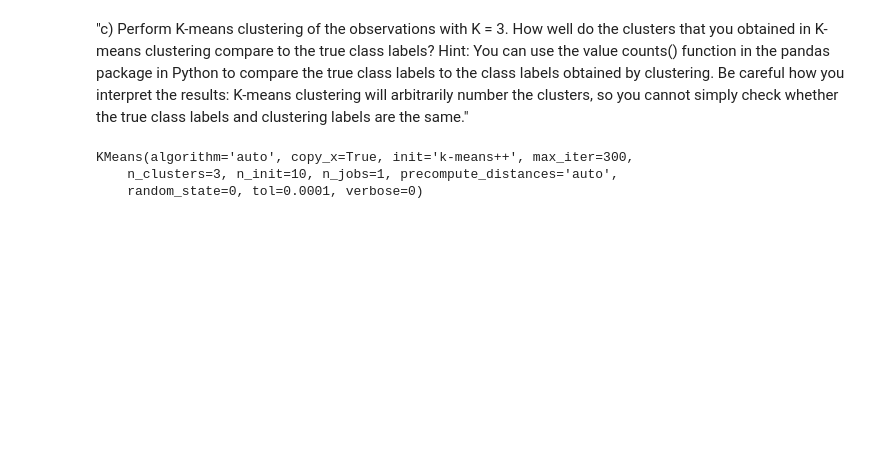
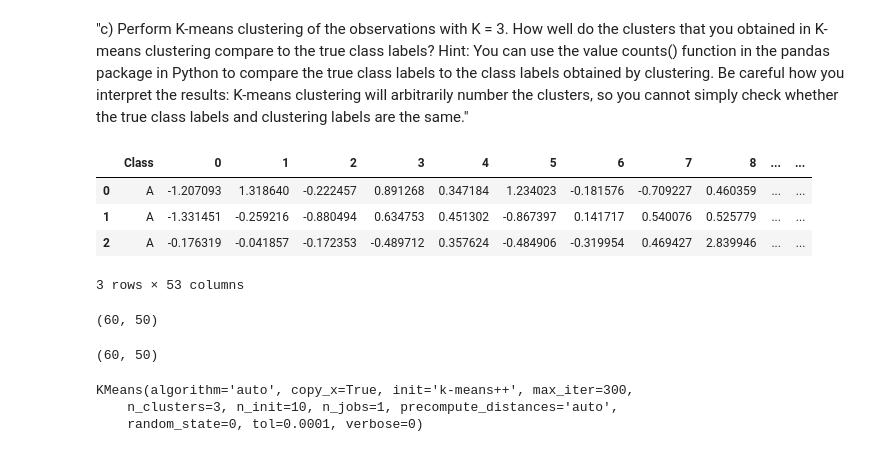
Before and after one commit to aenfield/Data558, a Jupyter notebook: Week04/EnfieldAndrew-HW4.ipynb, the cells around one changed output. Drawn from its saved outputs; the diff is of its cells as text; code cells hidden in the pictures; blank space fills up the shorter version.

```diff
--- a/Week04/EnfieldAndrew-HW4.ipynb
+++ b/Week04/EnfieldAndrew-HW4.ipynb
@@ -197,5 +217,21 @@ sns.lmplot("PCA1", "PCA2", hue="Class", markers=["o","x","+"], data=d, fit_reg=F
 # %% [markdown]
 "c) Perform K-means clustering of the observations with K = 3. How well do the clusters that you obtained in K-means clustering compare to the true class labels? Hint: You can use the value counts() function in the pandas package in Python to compare the true class labels to the class labels obtained by clustering. Be careful how you interpret the results: K-means clustering will arbitrarily number the clusters, so you cannot simply check whether the true class labels and clustering labels are the same."
+# %%
+d[:3]
+# %% [output]
+|  | Class | 0 | 1 | 2 | 3 | 4 | 5 | 6 | 7 | 8 | ... | ... |
+| 0 | A | -1.207093 | 1.318640 | -0.222457 | 0.891268 | 0.347184 | 1.234023 | -0.181576 | -0.709227 | 0.460359 | ... | ... |
+| 1 | A | -1.331451 | -0.259216 | -0.880494 | 0.634753 | 0.451302 | -0.867397 | 0.141717 | 0.540076 | 0.525779 | ... | ... |
+| 2 | A | -0.176319 | -0.041857 | -0.172353 | -0.489712 | 0.357624 | -0.484906 | -0.319954 | 0.469427 | 2.839946 | ... | ... |
+3 rows × 53 columns
+# %%
+d.values[:, 1:51].shape
+# %% [output]
+(60, 50)
+# %%
+d_train_values.shape
+# %% [output]
+(60, 50)
 # %%
 k = KMeans(n_clusters=3, random_state=0)
 k.fit(d_train_values)
```
Also changed, not shown: parts of 41 cells of this notebook.
